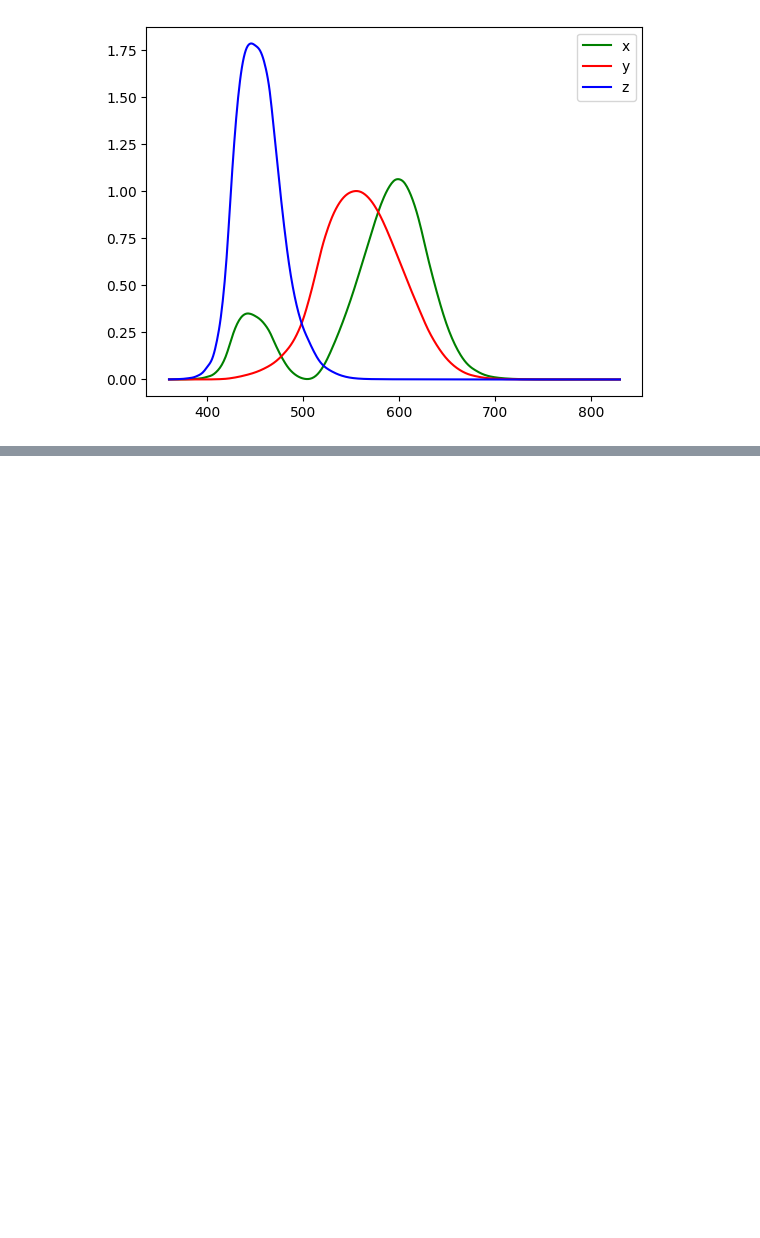
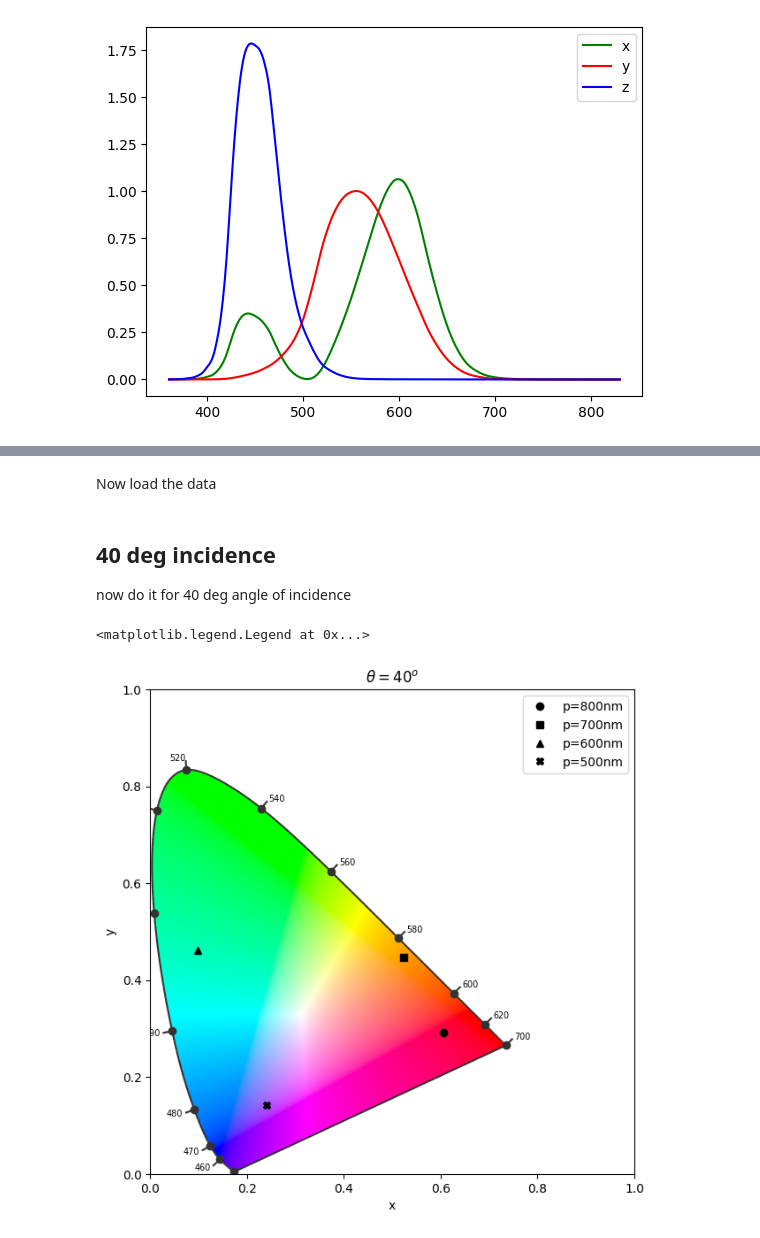
Before and after one commit to Feymankamal/Chromaticity-1931, a Jupyter notebook: colour_map.ipynb, the cells around one changed output, grey strips where cells are left out. Drawn from its saved outputs; the diff is of its cells as text; code cells hidden in the pictures; blank space fills up the shorter version.

```diff
--- a/colour_map.ipynb
+++ b/colour_map.ipynb
@@ -861,0 +855,2 @@ here we check how intensity affects the x, y values
+# %% [markdown]
+Now load the data
@@ -861,0 +861,33 @@ here we check how intensity affects the x, y values
+# %%
+#now define a new function to calculate x and y values
+def xycal(values,wavelengths):
+  spectral_distribution = colour.SpectralDistribution(values, wavelengths)
+  # Calculate the CIE 1931 XYZ values and then convert to xy coordinates
+  XYZ = colour.sd_to_XYZ(spectral_distribution)
+  xy = colour.XYZ_to_xy(XYZ)
+  x=xy[0]
+  y=xy[1]
+  return x,y
+# %% [markdown]
+## 40 deg incidence
+now do it for 40 deg angle of incidence
+# %%
+#now do it for theta=40deg
+xc40_800,yc40_800=xycal(y40_800,wvl)
+xc40_700,yc40_700=xycal(y40_700,wvl)
+xc40_600,yc40_600=xycal(y40_600,wvl)
+xc40_500,yc40_500=xycal(y40_500,wvl)
+# %%
+import colour
+figure, axes = colour.plotting.diagrams.plot_chromaticity_diagram_CIE1931(standalone=False)
+axes.plot(xc40_800,yc40_800, 'ko', label='p=800nm')
+axes.plot(xc40_700, yc40_700, 'ks', label='p=700nm')
+axes.plot(xc40_600, yc40_600, 'k^', label='p=600nm')
+axes.plot(xc40_500, yc40_500, 'kX', label='p=500nm')
+plt.xlabel('x')
+plt.ylabel('y')
+plt.title(r'$\theta=40^o$')
+plt.legend(loc='upper right')
+# %% [output]
+<matplotlib.legend.Legend at 0x...>
+[figure, added]
```
Also changed, not shown: parts of 10 cells of this notebook.
